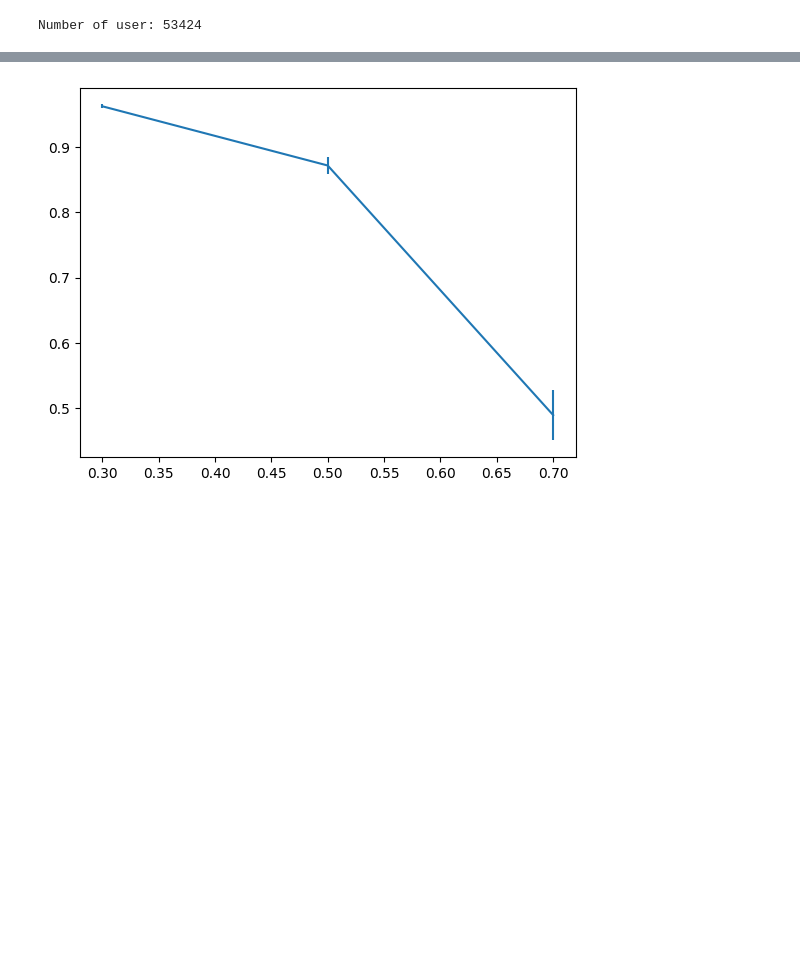
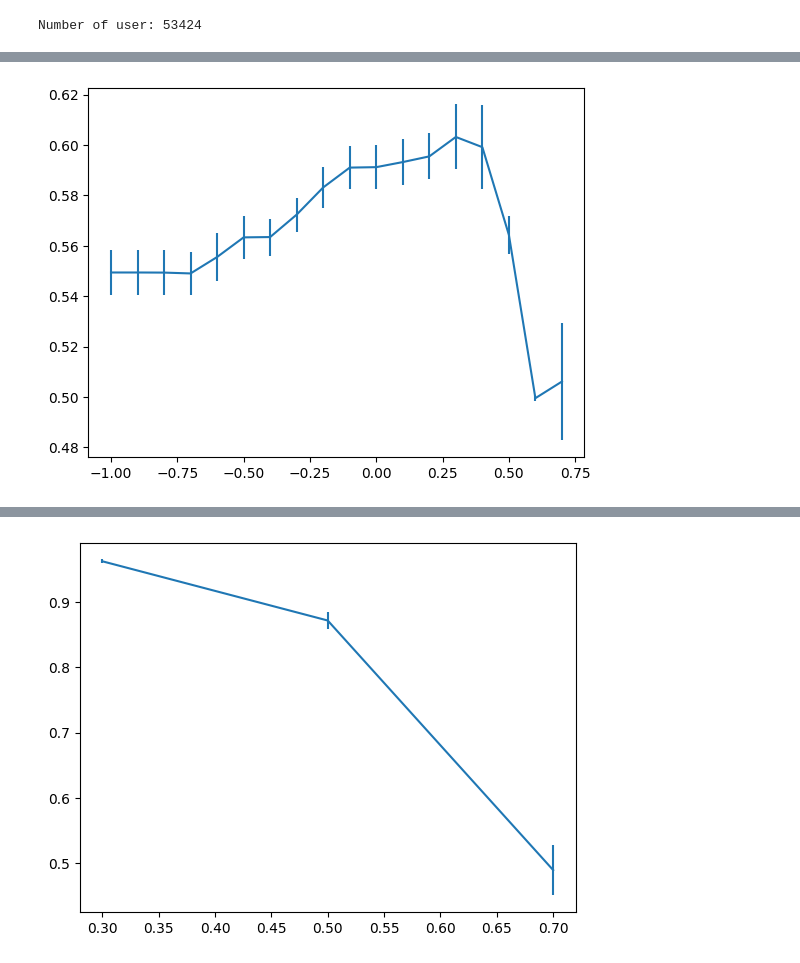
Before and after one commit to fkemeth/book_collaborative_filtering, a Jupyter notebook: hyperparameter_evaluation.ipynb, the cells around one changed output, grey strips where cells are left out. Drawn from its saved outputs; the diff is of its cells as text; code cells hidden in the pictures; blank space fills up the shorter version.

```diff
--- a/hyperparameter_evaluation.ipynb
+++ b/hyperparameter_evaluation.ipynb
@@ -193 +205,11 @@ with ProcessPoolExecutor(max_workers=3) as executor:
+# %%
+fig = plt.figure()
+ax = fig.add_subplot(111)
+ax.errorbar(results.minimal_similarity,
+            results.mae.apply(np.mean),
+            xerr=0.,
+            yerr=results.mae.apply(np.var))
+plt.show()
+# %% [output]
+[figure, added]
 # %%
```
Also changed, not shown: parts of 17 cells of this notebook.
